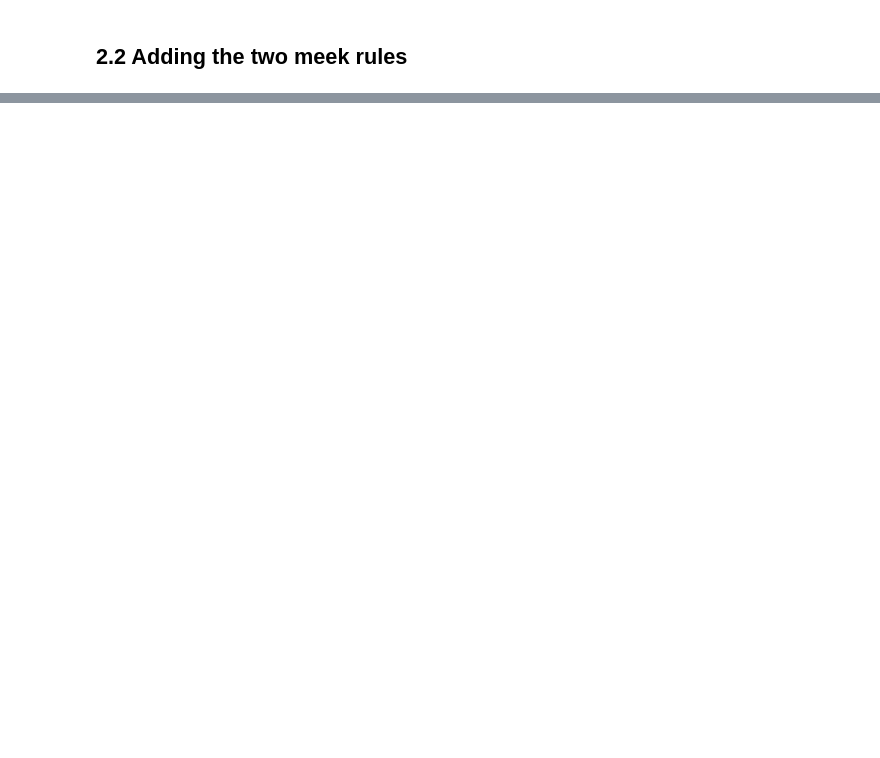
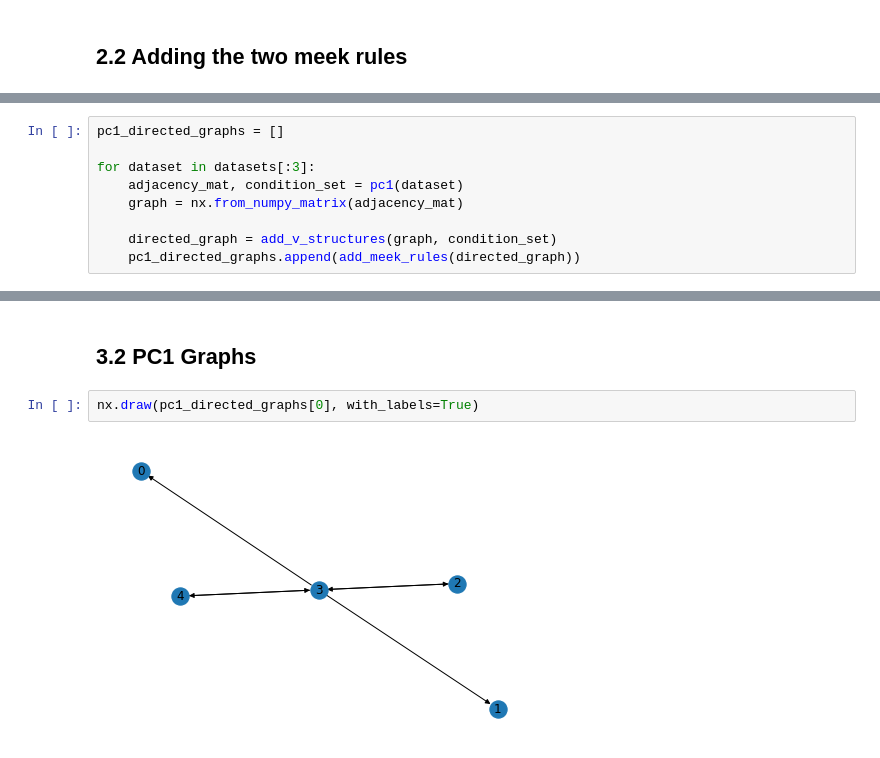
Before and after one commit to 0xMarmelade/mgt-416-causal-inference, a Jupyter notebook: Final Project/Final Project/ex1.ipynb, the cells around one changed output, grey strips where cells are left out. Saved outputs shown, nothing was run; the diff lists cells and outputs as text; blank space fills up the shorter version.

```diff
--- a/Final Project/Final Project/ex1.ipynb
+++ b/Final Project/Final Project/ex1.ipynb
@@ -173,0 +198,9 @@ def add_meek_rules(directed_graph: nx.DiGraph) -> nx.DiGraph:
+# %%
+pc1_directed_graphs = []
+
+for dataset in datasets[:3]:
+    adjacency_mat, condition_set = pc1(dataset)
+    graph = nx.from_numpy_matrix(adjacency_mat)
+
+    directed_graph = add_v_structures(graph, condition_set)
+    pc1_directed_graphs.append(add_meek_rules(directed_graph))
@@ -184,0 +240,6 @@ nx.draw_networkx(directed_graph, with_labels=True)
+# %% [markdown]
+## 3.2 PC1 Graphs
+# %%
+nx.draw(pc1_directed_graphs[0], with_labels=True)
+# %% [output]
+[figure, added]
```
Also changed, not shown: parts of 19 cells of this notebook.
